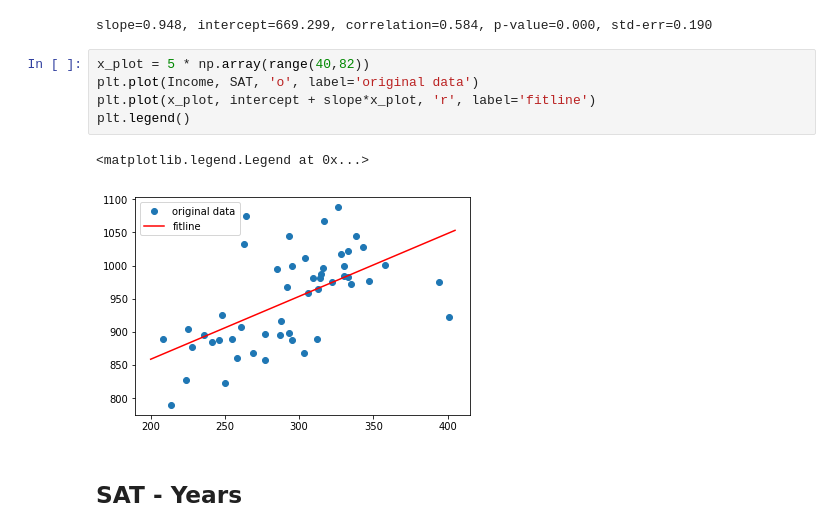
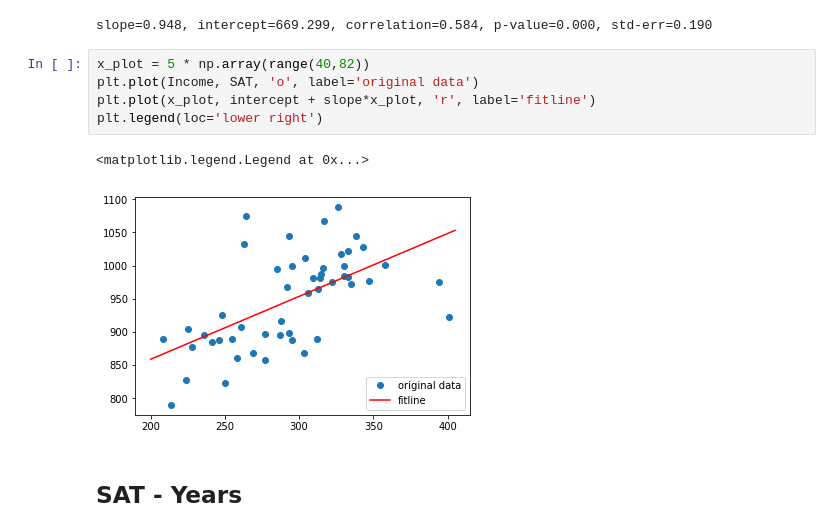
Before and after one commit to icerealm/SAT, a Jupyter notebook: SAT.ipynb, the cells around one changed output. Drawn from its saved outputs; the diff is of its cells as text.

```diff
--- a/SAT.ipynb
+++ b/SAT.ipynb
@@ -383,11 +383,11 @@ slope=0.948, intercept=669.299, correlation=0.584, p-value=0.000, std-err=0.190
 # %%
 x_plot = 5 * np.array(range(40,82))
 plt.plot(Income, SAT, 'o', label='original data')
 plt.plot(x_plot, intercept + slope*x_plot, 'r', label='fitline')
-plt.legend()
+plt.legend(loc='lower right')
 # %% [output]
 <matplotlib.legend.Legend at 0x...>
-[figure, old version]
+[figure, new version]
 # %% [markdown]
 ## SAT - Years
 # %%
```
Also changed, not shown: parts of 1 cell of this notebook.
